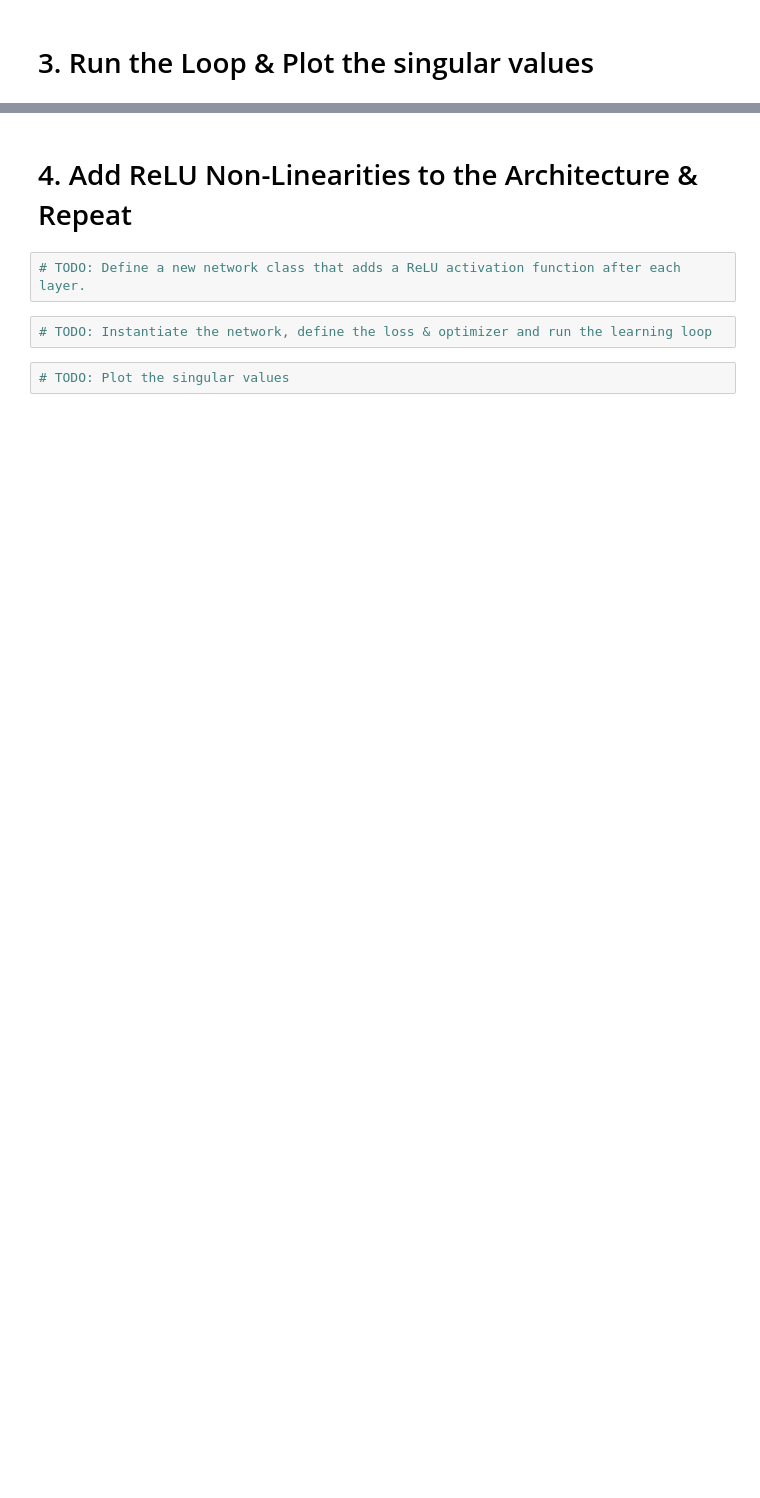
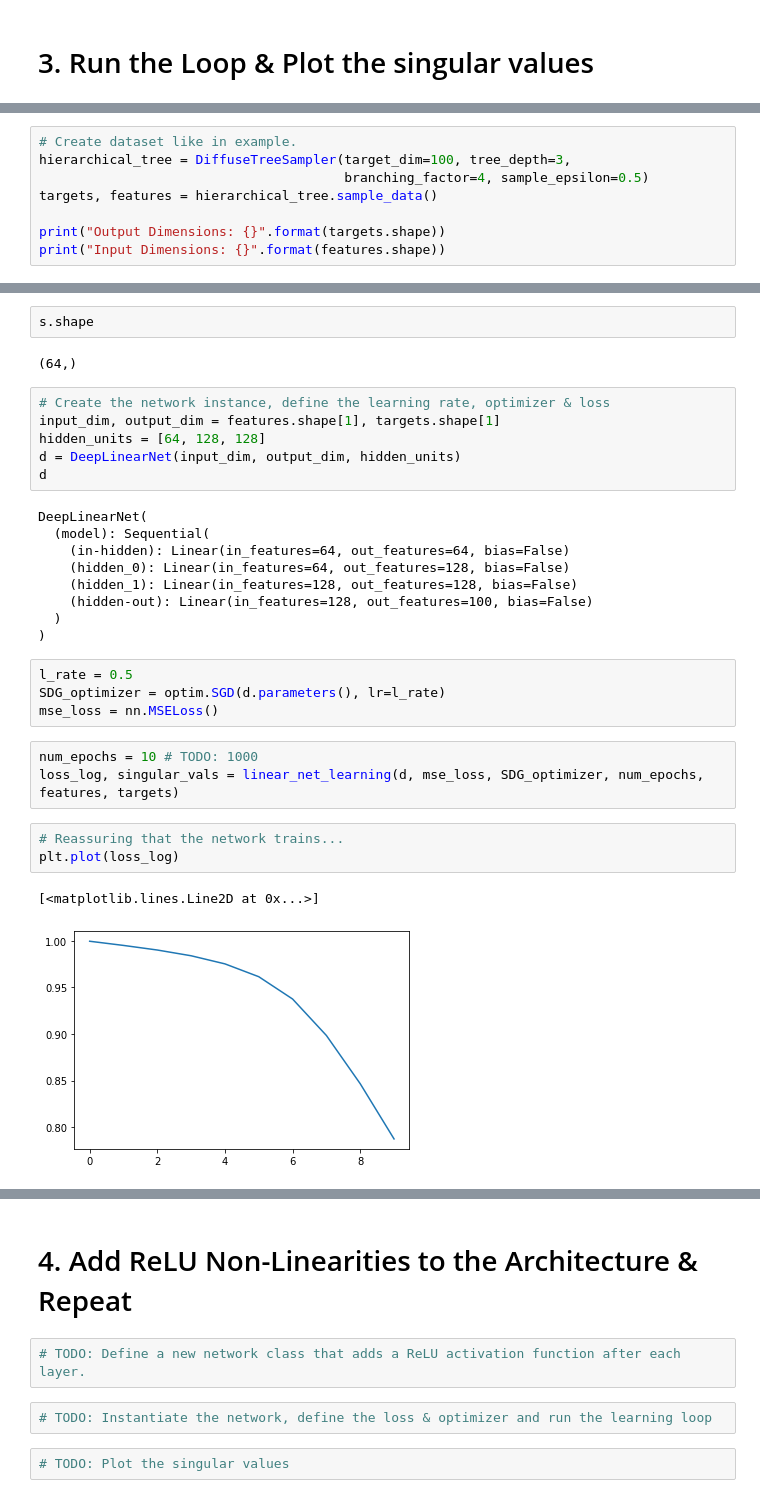
Before and after one commit to DorotheaMueller/mhbf, a Jupyter notebook: skeleton-comp-practical.ipynb, the cells around one changed output, grey strips where cells are left out. Cells and saved outputs as stored; diff of their text form; blank space fills up the shorter version.

```diff
--- a/skeleton-comp-practical.ipynb
+++ b/skeleton-comp-practical.ipynb
@@ -418,0 +388,8 @@ def linear_net_learning(deep_net, mse_loss, optimizer, num_epochs, features, tar
+# %%
+# Create dataset like in example.
+hierarchical_tree = DiffuseTreeSampler(target_dim=100, tree_depth=3,
+                                       branching_factor=4, sample_epsilon=0.5)
+targets, features = hierarchical_tree.sample_data()
+
+print("Output Dimensions: {}".format(targets.shape))
+print("Input Dimensions: {}".format(features.shape))
@@ -418,0 +415,32 @@ def linear_net_learning(deep_net, mse_loss, optimizer, num_epochs, features, tar
+# %%
+s.shape
+# %% [output]
+(64,)
+# %%
+# Create the network instance, define the learning rate, optimizer & loss
+input_dim, output_dim = features.shape[1], targets.shape[1]
+hidden_units = [64, 128, 128]
+d = DeepLinearNet(input_dim, output_dim, hidden_units)
+d
+# %% [output]
+DeepLinearNet(
+  (model): Sequential(
+    (in-hidden): Linear(in_features=64, out_features=64, bias=False)
+    (hidden_0): Linear(in_features=64, out_features=128, bias=False)
+    (hidden_1): Linear(in_features=128, out_features=128, bias=False)
+    (hidden-out): Linear(in_features=128, out_features=100, bias=False)
+  )
+)
+# %%
+l_rate = 0.5
+SDG_optimizer = optim.SGD(d.parameters(), lr=l_rate)
+mse_loss = nn.MSELoss()
+# %%
+num_epochs = 10 # TODO: 1000
+loss_log, singular_vals = linear_net_learning(d, mse_loss, SDG_optimizer, num_epochs, features, targets)
+# %%
+# Reassuring that the network trains...
+plt.plot(loss_log)
+# %% [output]
+[<matplotlib.lines.Line2D at 0x...>]
+[figure, added]
```
Also changed, not shown: parts of 14 cells of this notebook.
